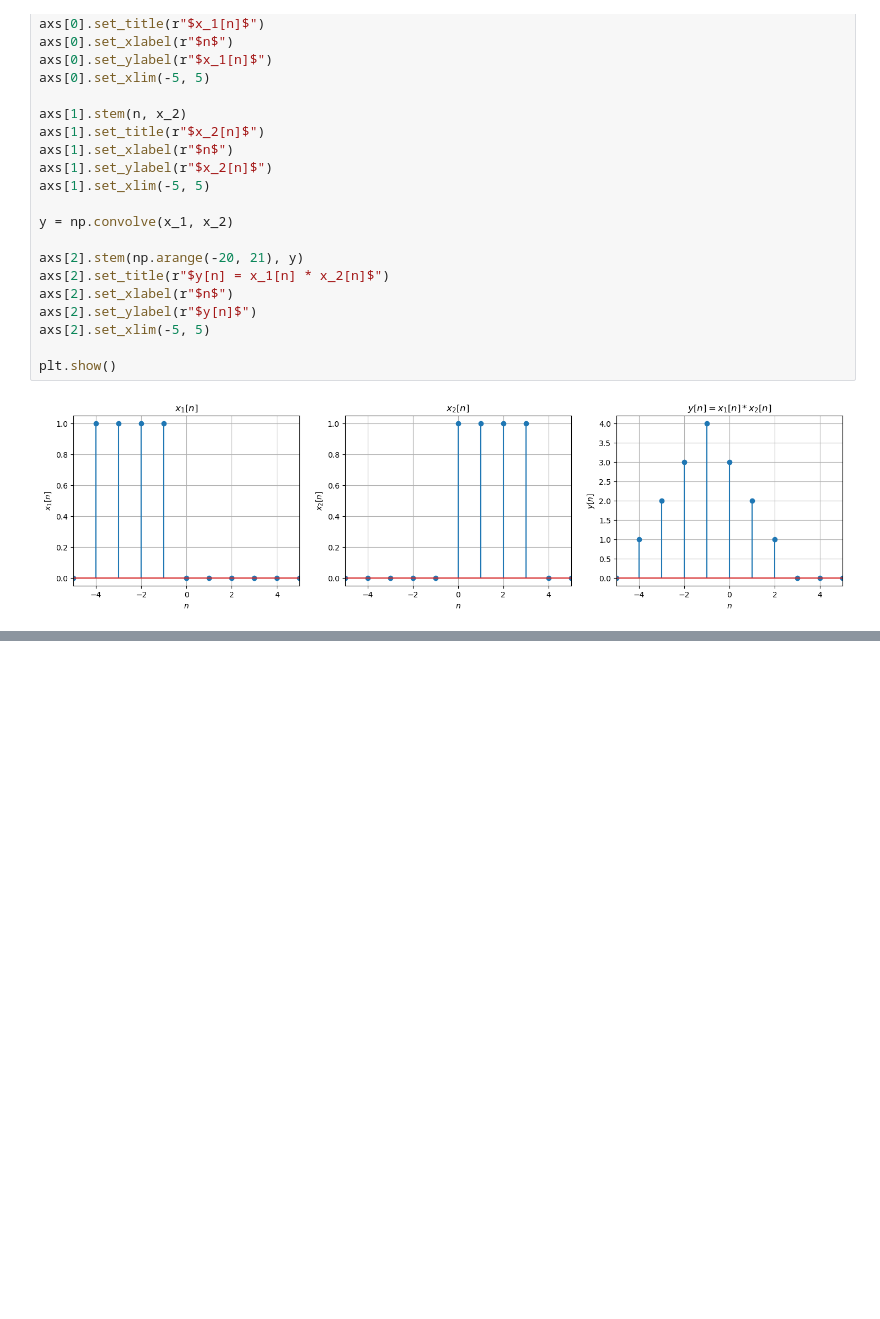
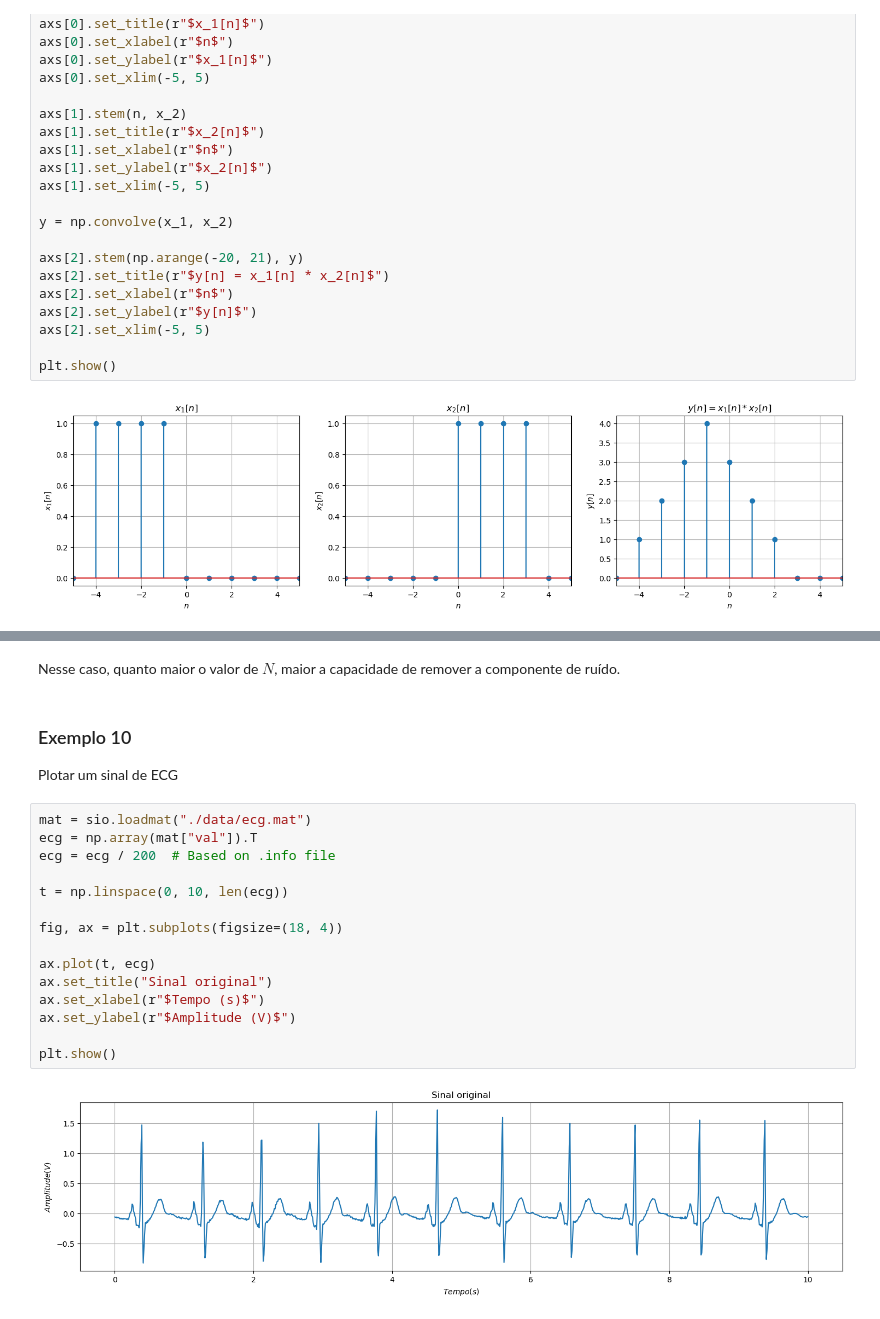
Before and after one commit to gabrielluizep/workbook-eng-telecom, a Jupyter notebook: psd/sinais-sistemas-discretos.ipynb, the cells around one changed output, grey strips where cells are left out. Cells and saved outputs as stored; diff of their text form; blank space fills up the shorter version.

```diff
--- a/psd/sinais-sistemas-discretos.ipynb
+++ b/psd/sinais-sistemas-discretos.ipynb
@@ -273,0 +375,23 @@ Suponha que o sinal $x(t) = cos(2*\pi*5*t)
+# %% [markdown]
+Nesse caso, quanto maior o valor de $N$, maior a capacidade de remover a componente de ruído.
+# %% [markdown]
+### Exemplo 10
+
+Plotar um sinal de ECG
+# %%
+mat = sio.loadmat("./data/ecg.mat")
+ecg = np.array(mat["val"]).T
+ecg = ecg / 200  # Based on .info file
+
+t = np.linspace(0, 10, len(ecg))
+
+fig, ax = plt.subplots(figsize=(18, 4))
+
+ax.plot(t, ecg)
+ax.set_title("Sinal original")
+ax.set_xlabel(r"$Tempo (s)$")
+ax.set_ylabel(r"$Amplitude (V)$")
+
+plt.show()
+# %% [output]
+[figure, added]
```
Also changed, not shown: parts of 5 cells of this notebook, 2 other files.
